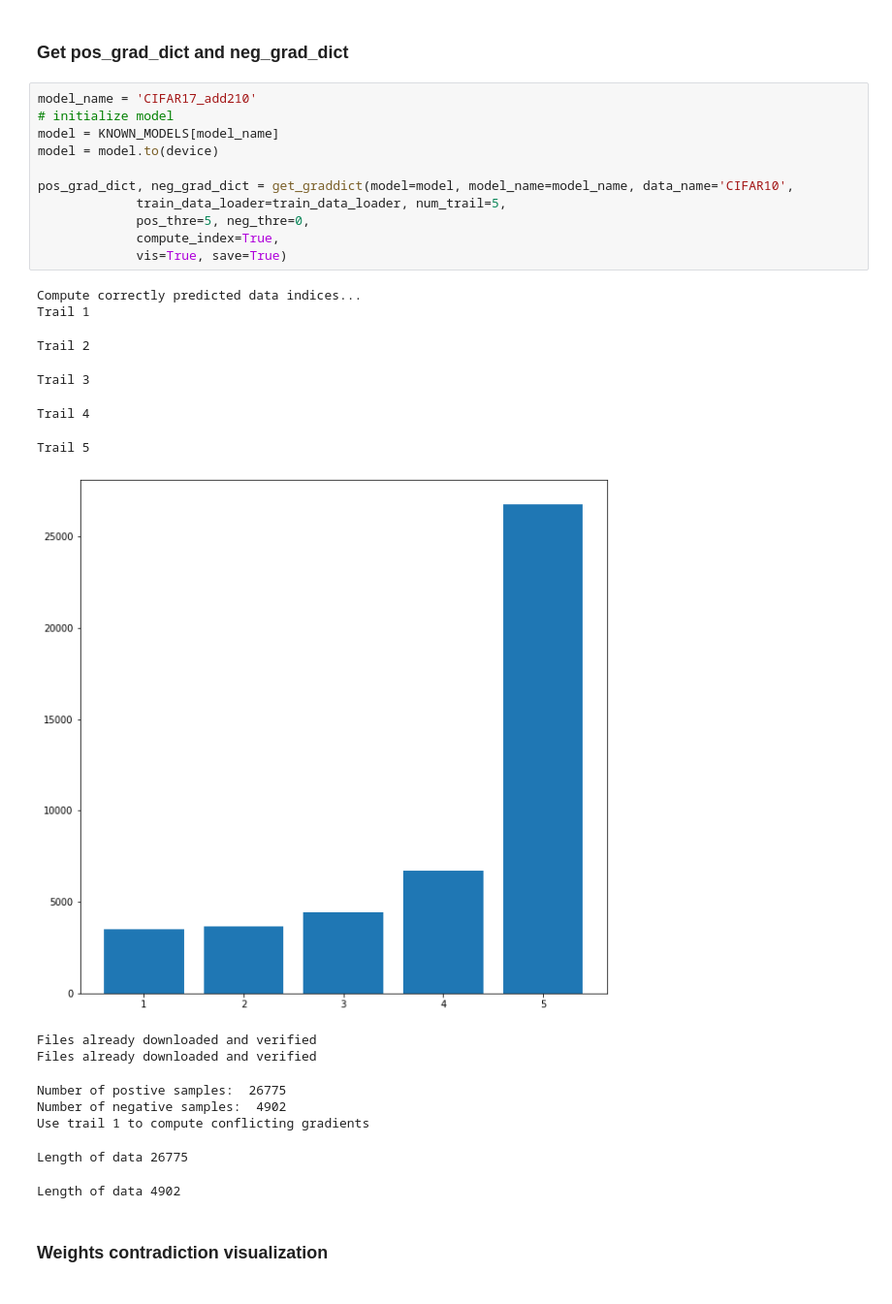
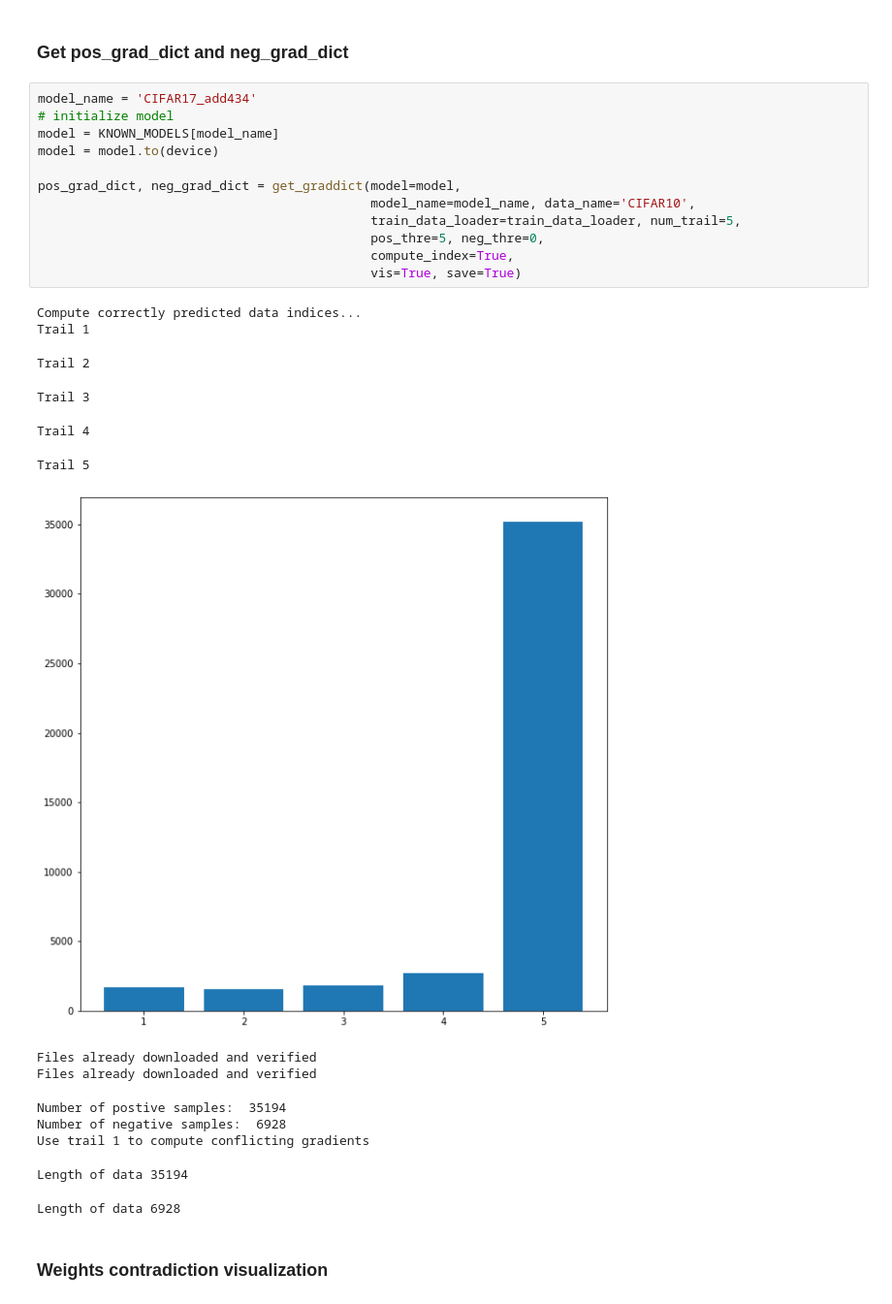
Before and after one commit to lindsey98/FYP, a Jupyter notebook: src/Visualize_gradient_contradict.ipynb, the cells around one changed output. Shown at 97% size. Drawn from its saved outputs; the diff is of its cells as text.

```diff
--- a/src/Visualize_gradient_contradict.ipynb
+++ b/src/Visualize_gradient_contradict.ipynb
@@ -73,31 +41,32 @@ Trail 11
 # %% [markdown]
 ### Get pos_grad_dict and neg_grad_dict
 # %%
-model_name = 'CIFAR17_add210'
+model_name = 'CIFAR17_add434'
 # initialize model
 model = KNOWN_MODELS[model_name]
 model = model.to(device)
 
-pos_grad_dict, neg_grad_dict = get_graddict(model=model, model_name=model_name, data_name='CIFAR10',
-             train_data_loader=train_data_loader, num_trail=5,
-             pos_thre=5, neg_thre=0,
-             compute_index=True,
-             vis=True, save=True)
+pos_grad_dict, neg_grad_dict = get_graddict(model=model,
+                                            model_name=model_name, data_name='CIFAR10',
+                                            train_data_loader=train_data_loader, num_trail=5,
+                                            pos_thre=5, neg_thre=0,
+                                            compute_index=True,
+                                            vis=True, save=True)
 # %% [output]
 Compute correctly predicted data indices...
 Trail 1
 Trail 2
 Trail 3
 Trail 4
 Trail 5
-[figure, old version]
+[figure, new version]
 Files already downloaded and verified
 Files already downloaded and verified
-Number of postive samples:  26775
-Number of negative samples:  4902
+Number of postive samples:  35194
+Number of negative samples:  6928
 Use trail 1 to compute conflicting gradients
-Length of data 26775
+Length of data 35194
-Length of data 4902
+Length of data 6928
 # %% [markdown]
 ### Weights contradiction visualization
 # %%
```
Also changed, not shown: parts of 7 cells of this notebook, 3 other files.
